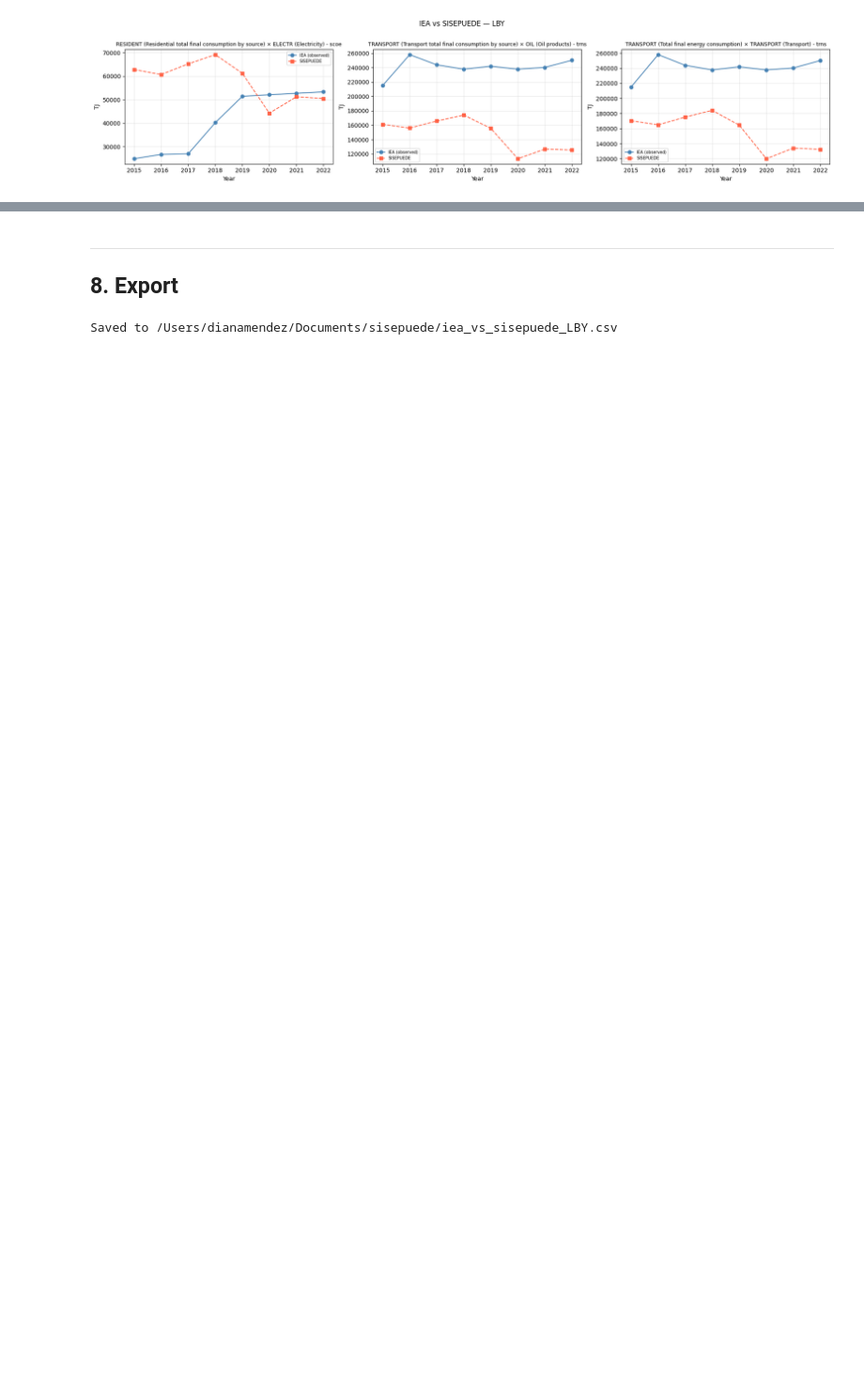
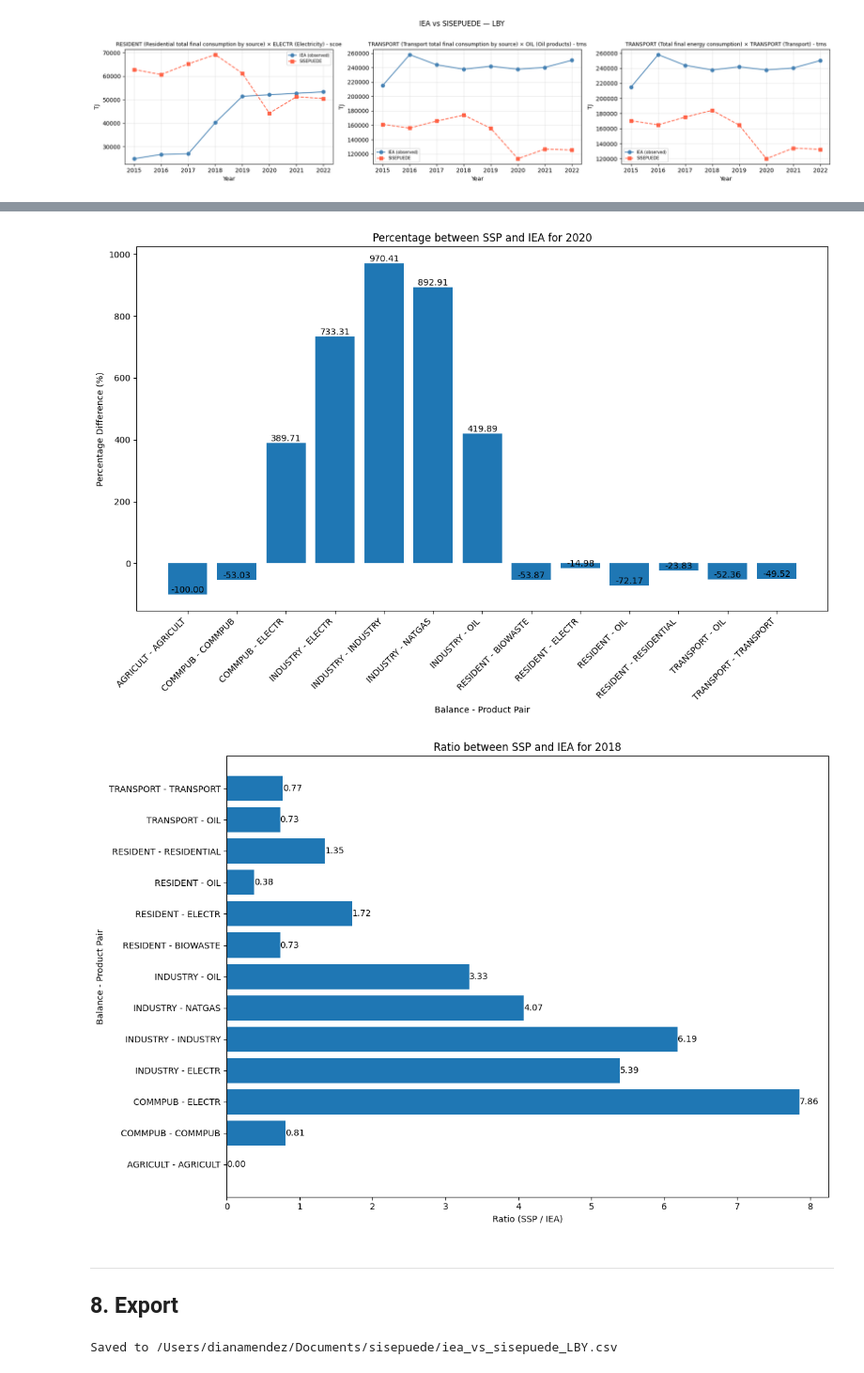
Before and after one commit to dpmendez/sisepuede, a Jupyter notebook: sisepuede/calibration/iea_energy_crosswalk_comparison.ipynb, the cells around one changed output, grey strips where cells are left out. Shown at 94% size. Saved outputs shown, nothing was run; the diff lists cells and outputs as text; code cells hidden in the pictures; blank space fills up the shorter version.

Commit message:
Define and implement bar plot function to show metric derived from SSP-IEA values differences, for a specific year, only for (balance, product) pairs that exist in both datasets.

```diff
--- a/sisepuede/calibration/iea_energy_crosswalk_comparison.ipynb
+++ b/sisepuede/calibration/iea_energy_crosswalk_comparison.ipynb
@@ -501,3 +509,22 @@ plot_selected_comparisons(
+# %%
+# Example: Vertical bar plot of percentage differences for 2020
+plot_metric_bar(
+    df_comparison,
+    year=2020,
+    metric='percentage',
+    orientation='vertical'
+)
+
+# Example: Horizontal bar plot of ratios for 2018
+plot_metric_bar(
+    df_comparison,
+    year=2018,
+    metric='ratio',
+    orientation='horizontal'
+)
+# %% [output]
+[figure, added]
+[figure, added]
 # %% [markdown]
 ---
 ## 8. Export
```
Also changed, not shown: parts of 2 cells of this notebook, 1 other file.
